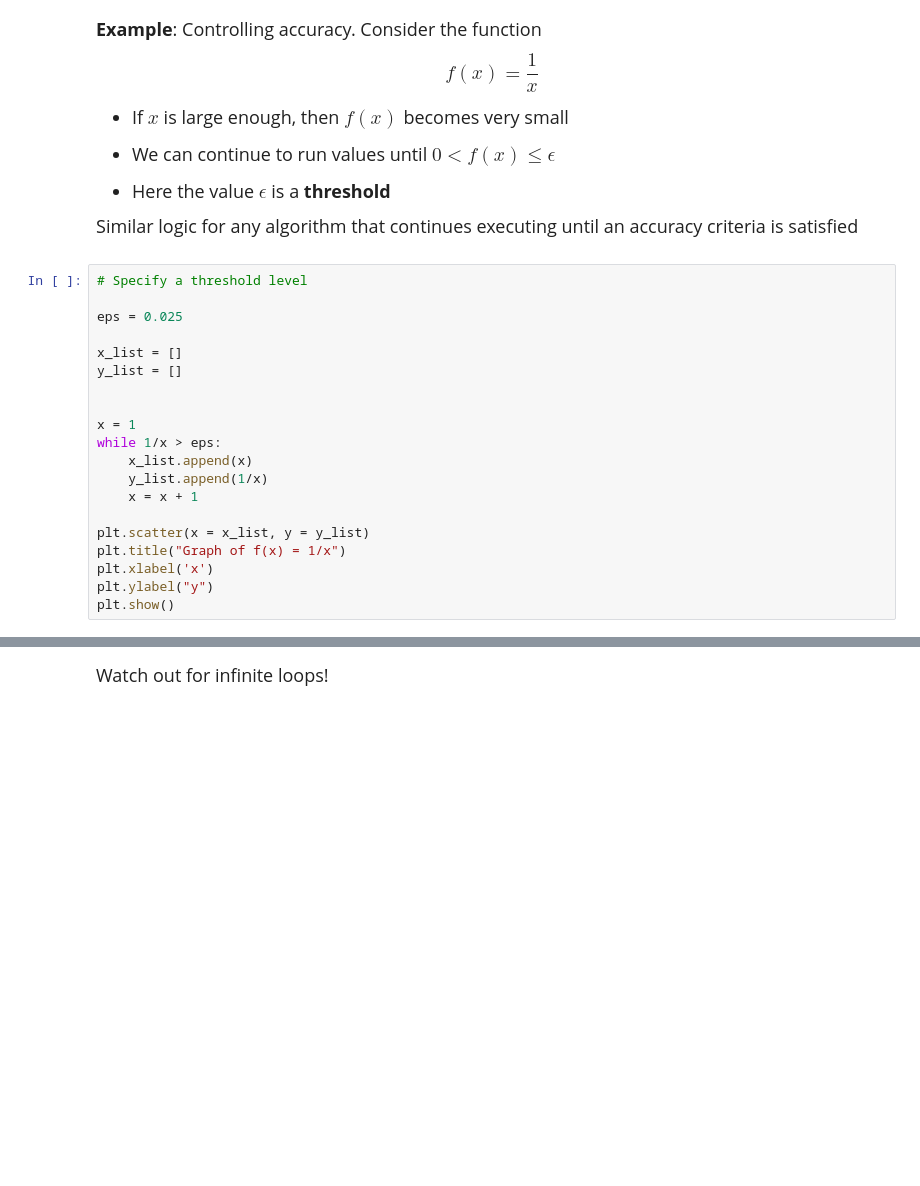
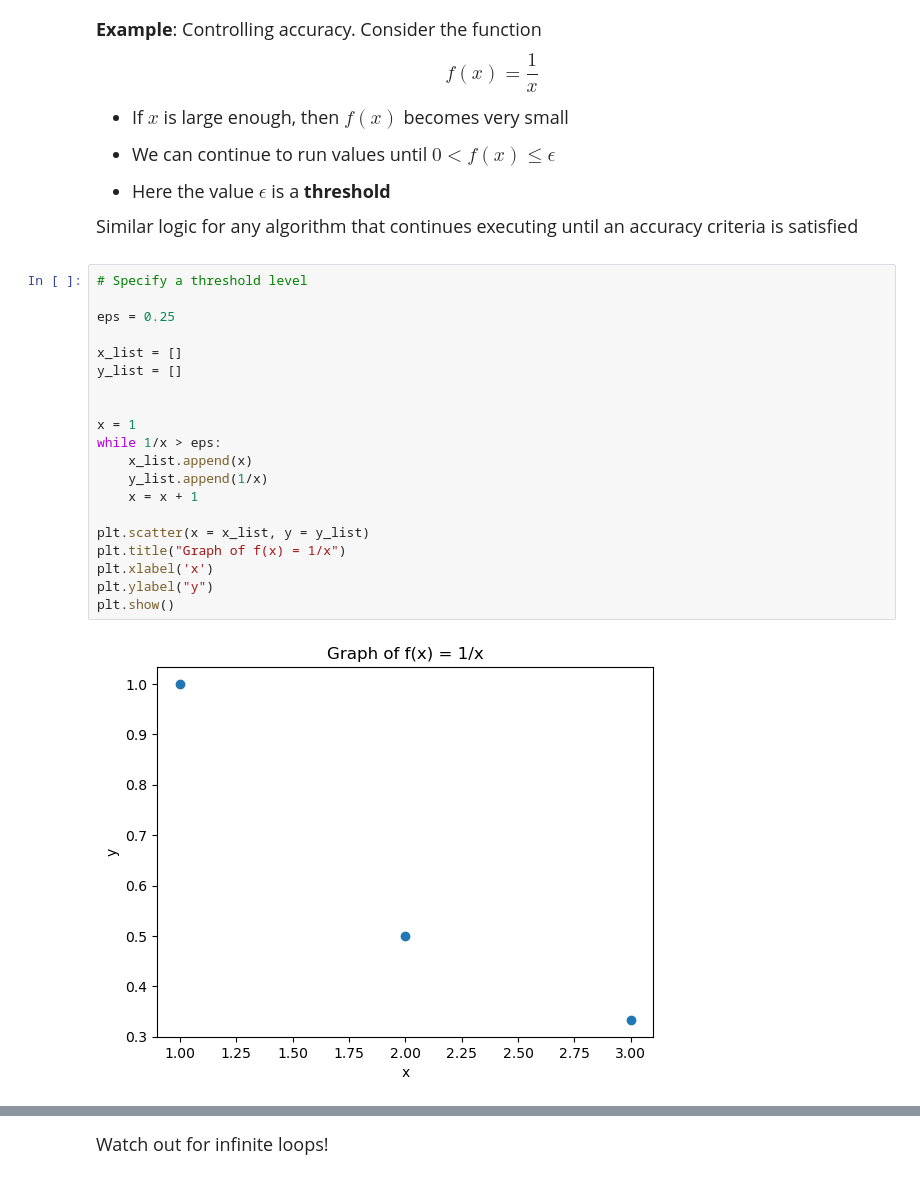
Before and after one commit to ArroyoAbby/datasci151spring2026, a Jupyter notebook: lecture_08/lecture_08 copy.ipynb, the cells around one changed output, grey strips where cells are left out. Saved outputs shown, nothing was run; the diff lists cells and outputs as text; blank space fills up the shorter version.

```diff
--- a/lecture_08/lecture_08 copy.ipynb
+++ b/lecture_08/lecture_08 copy.ipynb
@@ -395,23 +438,25 @@ Similar logic for any algorithm that continues executing until an accuracy crite
 # %%
 # Specify a threshold level
 
-eps = 0.025
+eps = 0.25
 
 x_list = []
 y_list = []
 
 
 x = 1
 while 1/x > eps:
     x_list.append(x)
     y_list.append(1/x)
     x = x + 1
 
 plt.scatter(x = x_list, y = y_list)
 plt.title("Graph of f(x) = 1/x")
 plt.xlabel('x')
 plt.ylabel("y")
 plt.show()
+# %% [output]
+[figure, added]
 # %%
 # This code loops over the list of players
 # and stops once 2 tennis players are found
```
Also changed, not shown: parts of 11 cells of this notebook, 25 other files.
